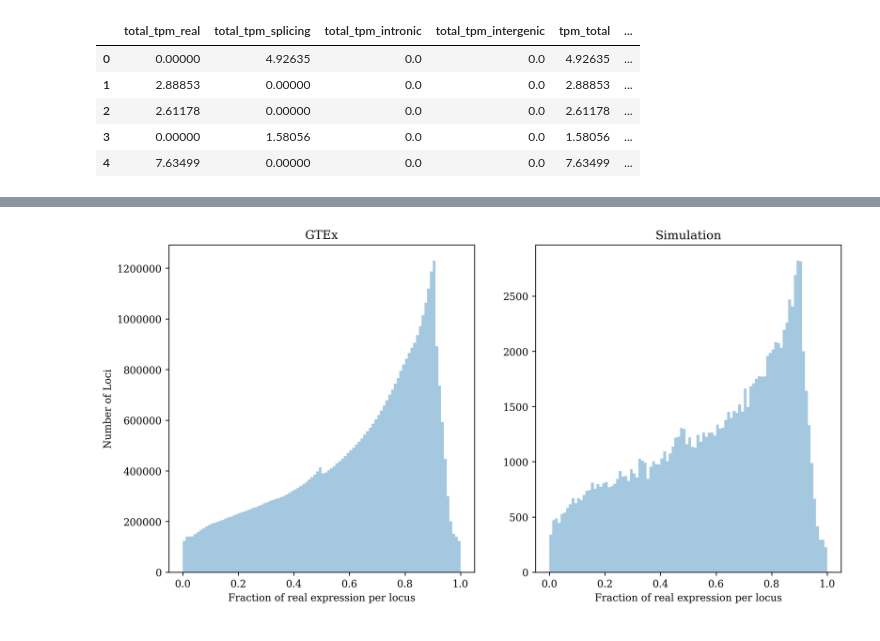
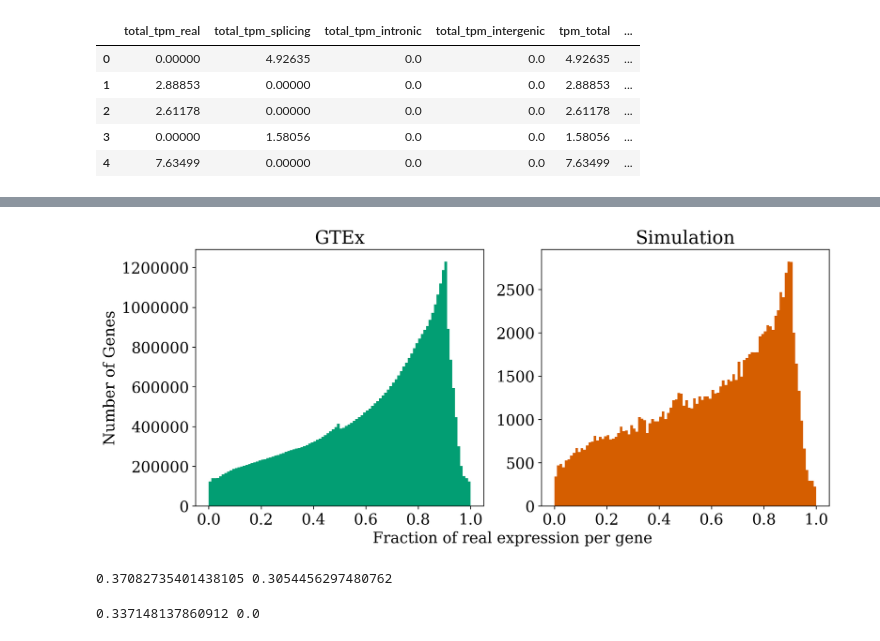
Before and after one commit to alevar/tx_noise, a Jupyter notebook: notebooks/simulation_stage5_results.ipynb, the cells around one changed output, grey strips where cells are left out. Cells and saved outputs as stored; diff of their text form; code cells hidden in the pictures.

```diff
--- a/notebooks/simulation_stage5_results.ipynb
+++ b/notebooks/simulation_stage5_results.ipynb
@@ -192,11 +209,13 @@ res_sloc_df
 | 17109 | Intergenic | 1371 | Simulated |
 17110 rows × 3 columns
 # %%
-fig = plt.figure(figsize=(3.5,6),dpi=250)
-ax = sns.boxplot(x="Gene Type",y="Number of Genes",hue="Dataset",data=res_sloc_df,palette="cubehelix",showfliers=False)
+plt.rcParams['font.size'] = 16
+fig = plt.figure(figsize=(4,5),dpi=250)
+ax = sns.boxplot(x="Gene Type",y="Number of Genes",hue="Dataset",data=res_sloc_df,palette=sns.color_palette("colorblind",4)[2:],showfliers=False)
 # ax.set_title("Number of Genes per Sample in GTEx\nand Simulated Datasets")
-ax.set_xlabel("Gene Type")
+ax.set_xlabel("")
 ax.set_ylabel("Number of Genes")
 ax.legend().remove()
+fig.savefig(fig_dir+"num_genes_sample.eps", format='eps')
 plt.show()
 # %% [output]
@@ -287,0 +303,12 @@ plt.show()
+# %%
+frac_real_sample_df = pd.DataFrame(frac_real_sample,columns=["frac_real"])
+plt.rcParams['font.size'] = 16
+fig = plt.figure(figsize=(2,5),dpi=250)
+frac_real_sample_df["blank"] = "spacer"
+ax = sns.violinplot(x="blank",y="frac_real",data=frac_real_sample_df,color=sns.color_palette("colorblind")[8])
+# ax.set_title("False Positive Rate in the Absence and \n Presence of Noisy Transcription")
+ax.set_xlabel("")
+plt.tick_params(axis='x',which='both',bottom=False,top=False,labelbottom=False)
+ax.set_ylabel("% TPM Real Transcription")
+fig.savefig(fig_dir+"frac_real_sample.eps", format='eps')
+plt.show()
@@ -338,19 +367,42 @@ plt.show()
 # %%
 # frac_locs = pd.DataFrame(frac_real_locs,columns=["frac_real"])
+plt.rcParams['font.size'] = 16
+fig1, axes = plt.subplots(ncols=2,nrows=1,sharex=True,figsize=(12,5),dpi=250)
+# axes[0].hist(stats_loc5[(stats_loc5["frac_tpm_real"]<1.0)&(stats_loc5["frac_tpm_real"]>0.0)]["frac_tpm_real"],bins=100,alpha=0.5,label='frac_real')
+dist0 = sns.distplot(stats_loc5[(stats_loc5["frac_tpm_real"]<1.0)&\
+                        (stats_loc5["frac_tpm_real"]>0.0)]["frac_tpm_real"],
+                         bins=100,label='frac_real',
+                         kde=False,
+                         color=sns.color_palette("colorblind")[2],
+                         hist_kws=dict(edgecolor="k", linewidth=0,alpha=1),
+                         ax=axes[0]);
+# axes[1].hist(frac_locs[(frac_locs["frac_real"]<1.0)&(frac_locs["frac_real"]>0.0)]["frac_real"],bins=100,alpha=0.5,label='frac_real')
+dist1 = sns.distplot(frac_locs[(frac_locs["frac_real"]<1.0)&(frac_locs["frac_real"]>0.0)]["frac_real"],
+                         bins=100,
+                         kde=False,
+                         color=sns.color_palette("colorblind")[3],
+                         hist_kws=dict(edgecolor="k", linewidth=0,alpha=1),
+                         ax=axes[1]);
 
-fig1, axes = plt.subplots(ncols=2,nrows=1,figsize=(12,6),dpi=250)
-# axes[0].hist(stats_loc5[(stats_loc5["frac_tpm_real"]<1.0)&(stats_loc5["frac_tpm_real"]>0.0)]["frac_tpm_real"],bins=100,alpha=0.5,label='frac_real')
-sns.distplot(stats_loc5[(stats_loc5["frac_tpm_real"]<1.0)&\
-                        (stats_loc5["frac_tpm_real"]>0.0)]["frac_tpm_real"],bins=100,label='frac_real',kde=False,ax=axes[0]);
-# axes[1].hist(frac_locs[(frac_locs["frac_real"]<1.0)&(frac_locs["frac_real"]>0.0)]["frac_real"],bins=100,alpha=0.5,label='frac_real')
-sns.distplot(frac_locs[(frac_locs["frac_real"]<1.0)&(frac_locs["frac_real"]>0.0)]["frac_real"],bins=100,kde=False,ax=axes[1]);
+# for i in range(len(axes[0].artists)):
+#     axes[0].artists[i].set_facecolor(sns.color_palette("colorblind",10)[8])
+
+# dist0.set_fc(sns.color_palette("colorblind",10)[8])
+# dist0.set_alpha(0)
+
 axes[0].set_title("GTEx")
-axes[0].set_ylabel("Number of Loci")
-axes[0].set_xlabel("Fraction of real expression per locus")
+axes[0].set_ylabel("Number of Genes")
+axes[0].set_xlabel("")
 axes[1].set_title("Simulation")
-axes[1].set_xlabel("Fraction of real expression per locus")
+axes[1].set_xlabel("")
 axes[1].set_ylabel("")
 # plt.suptitle("Fraction of Expression\nFrom Annotated Transcripts per Gene")
+
+fig1.add_subplot(111, frameon=False)
+plt.tick_params(labelcolor='none', top=False, bottom=False, left=False, right=False)
+plt.xlabel("Fraction of real expression per gene")
+
+fig1.savefig(fig_dir+"frac_real.eps", format='eps')
 plt.show()
 # %% [output]
-[figure, old version]
+[figure, new version]
@@ -358,0 +409,15 @@ plt.show()
+# %%
+# what is the mean fraction of noise per locus
+mean_tpm = stats_loc5[(stats_loc5["frac_tpm_real"]<1.0)&\
+                        (stats_loc5["frac_tpm_real"]>0.0)]["frac_tpm_real"].mean()
+median_tpm = stats_loc5[(stats_loc5["frac_tpm_real"]<1.0)&\
+                        (stats_loc5["frac_tpm_real"]>0.0)]["frac_tpm_real"].median()
+print(1-mean_tpm,1-median_tpm)
+# %% [output]
+0.37082735401438105 0.3054456297480762
+# %%
+mean_tpm = frac_locs["frac_real"].mean()
+median_tpm = frac_locs["frac_real"].median()
+print(1-mean_tpm,1-median_tpm)
+# %% [output]
+0.337148137860912 0.0
```
Also changed, not shown: parts of 14 cells of this notebook, 5 other files.
